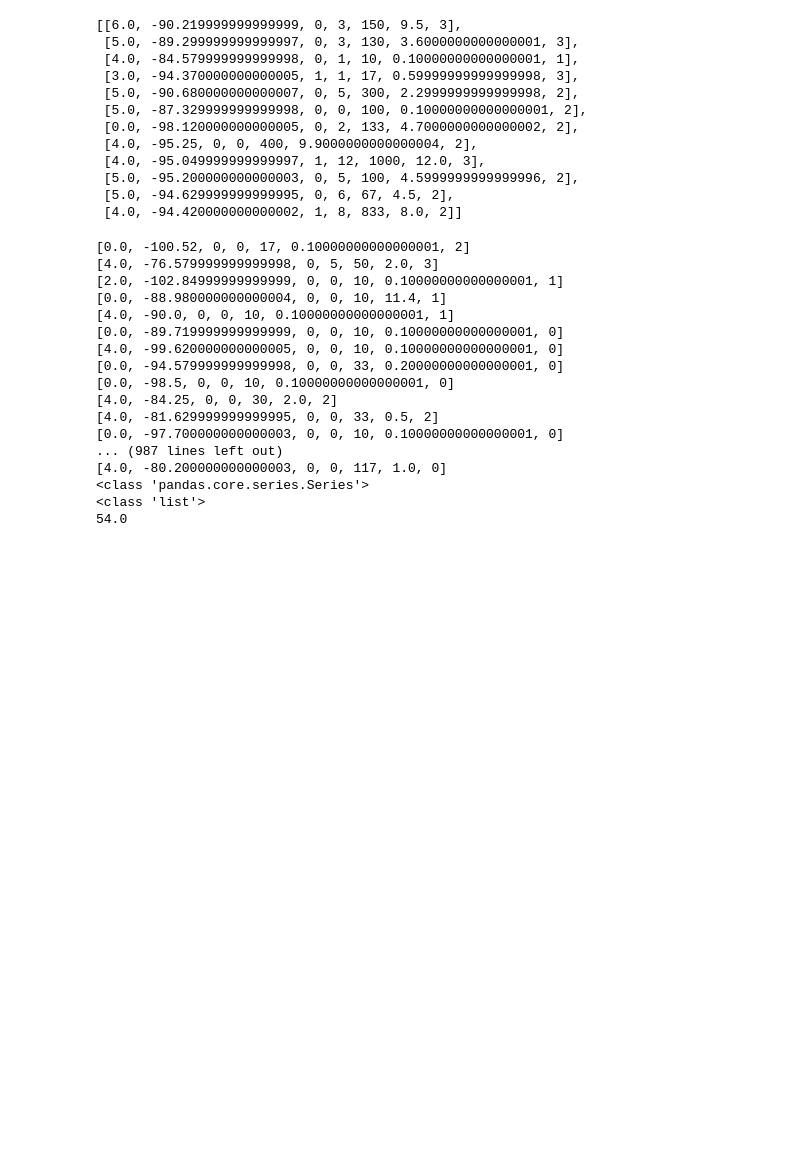
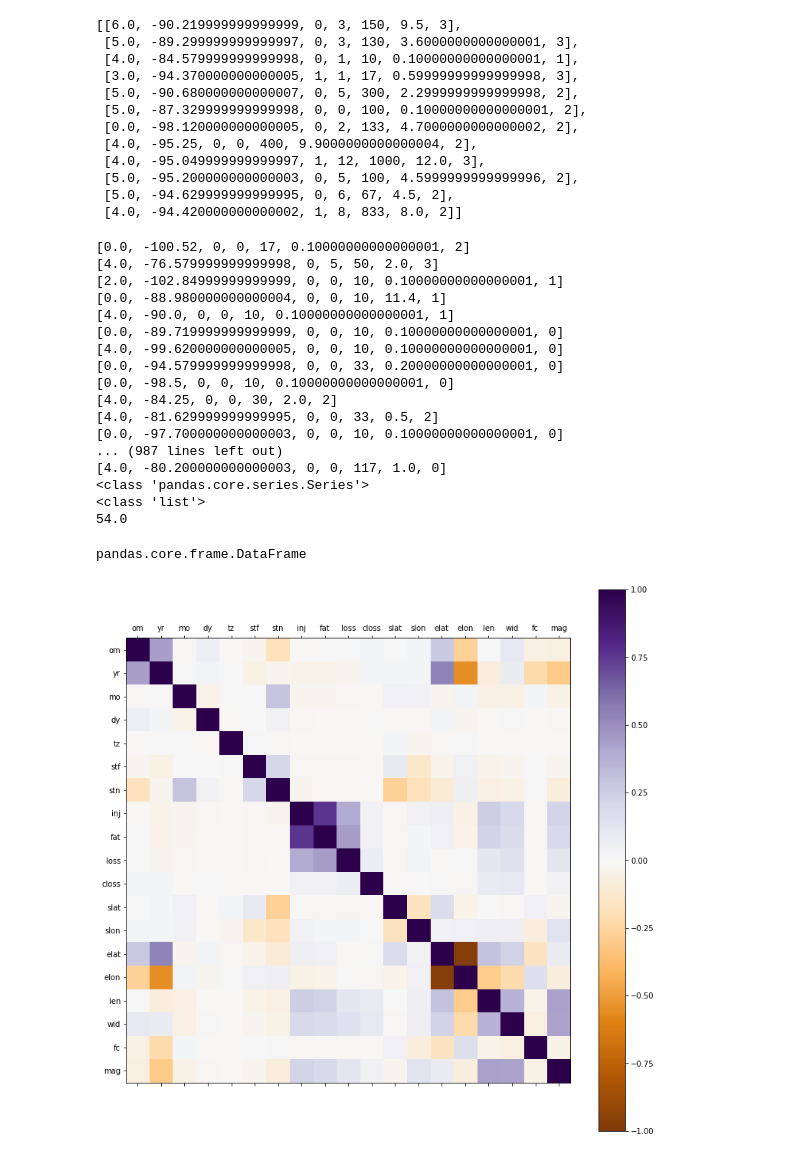
Before and after one commit to harryvineeth/Storm-Predection, a Jupyter notebook: Storm Prediction.ipynb, the cells around one changed output. Cells and saved outputs as stored; diff of their text form; code cells hidden in the pictures; blank space fills up the shorter version.

Commit message:
Added Correlation

```diff
--- a/Storm Prediction.ipynb
+++ b/Storm Prediction.ipynb
@@ -60,5 +62,6 @@ def get_important_feature_data(data,important_features):
         important_feature_data.append(row)
     return important_feature_data
 # %%
-df = pd.read_csv('Tornadoes_SPC_1950to2015.csv')
+storm_df = pd.read_csv('Tornadoes_SPC_1950to2015.csv')
 tonadoes_1996 = df[df['yr'] >= 1996][['st','loss','closs']]
+print (storm_df['mag'])
@@ -65,11 +86,12 @@ tonadoes_1996 = df[df['yr'] >= 1996][['st','loss','closs']]
 # %%
 #Removing columns with string data and label
 #print (tornado_data[0:12])
-tornado_data = df.drop(['st','date','time','mag'],axis=1)
+mag_data = storm_df['mag']
+storm_df = storm_df.drop(['st','date','time','mag'],axis=1)
 #Getting the labels
-mag_data = df['mag']
-tornado_data["mag"]=mag_data
-print (tornado_data[0:12])
+#mag_data = storm_df['mag']
+storm_df["mag"]=mag_data
+print (storm_df[0:12])
 # %% [output]
     om    yr  mo  dy  tz  stf  stn  inj  fat  loss  closs   slat   slon  \
 0    1  1950   1   3   3   29    1    3    0   6.0    0.0  38.77 -90.22
@@ -88,3 +110,9 @@ print (tornado_data[0:12])
 9   32.42 -95.20   4.6   100   0    2
 10  33.00 -94.70   4.5    67   0    2
 11  33.45 -94.42   8.0   833   0    2
+# %%
+names = storm_df.dtypes[(storm_df.dtypes=='int64') | (storm_df.dtypes=='float64')].index
+print(names)
+tick = np.arange(0,len(names),1)
+print(tick)
+storm_df.corr()
@@ -91,2 +141,4 @@ print (tornado_data[0:12])
 # %%
-important_features = get_important_features(tornado_data,mag_data,thresh=0.1)
+important_features,correlation = get_important_features(tornado_data,mag_data,thresh=0.1)
+correlation_df = pd.DataFrame(correlation,index=names,columns=names)
+correlation_df
@@ -178,0 +219,16 @@ def main():
+# %%
+type(df.corr())
+# %% [output]
+pandas.core.frame.DataFrame
+# %%
+fig = plt.figure(figsize=(13,13))
+ax1 = fig.add_subplot(111)
+plt1 = ax1.matshow(correlation_df, vmin=-1, vmax=1, cmap=plt.get_cmap('PuOr'))
+fig.colorbar(plt1)
+ax1.set_xticks(tick)
+ax1.set_xticklabels(names)
+ax1.set_yticks(tick)
+ax1.set_yticklabels(names)
+plt.show()
+# %% [output]
+[figure, added]
```
Also changed, not shown: parts of 5 cells of this notebook, 1 other file.
